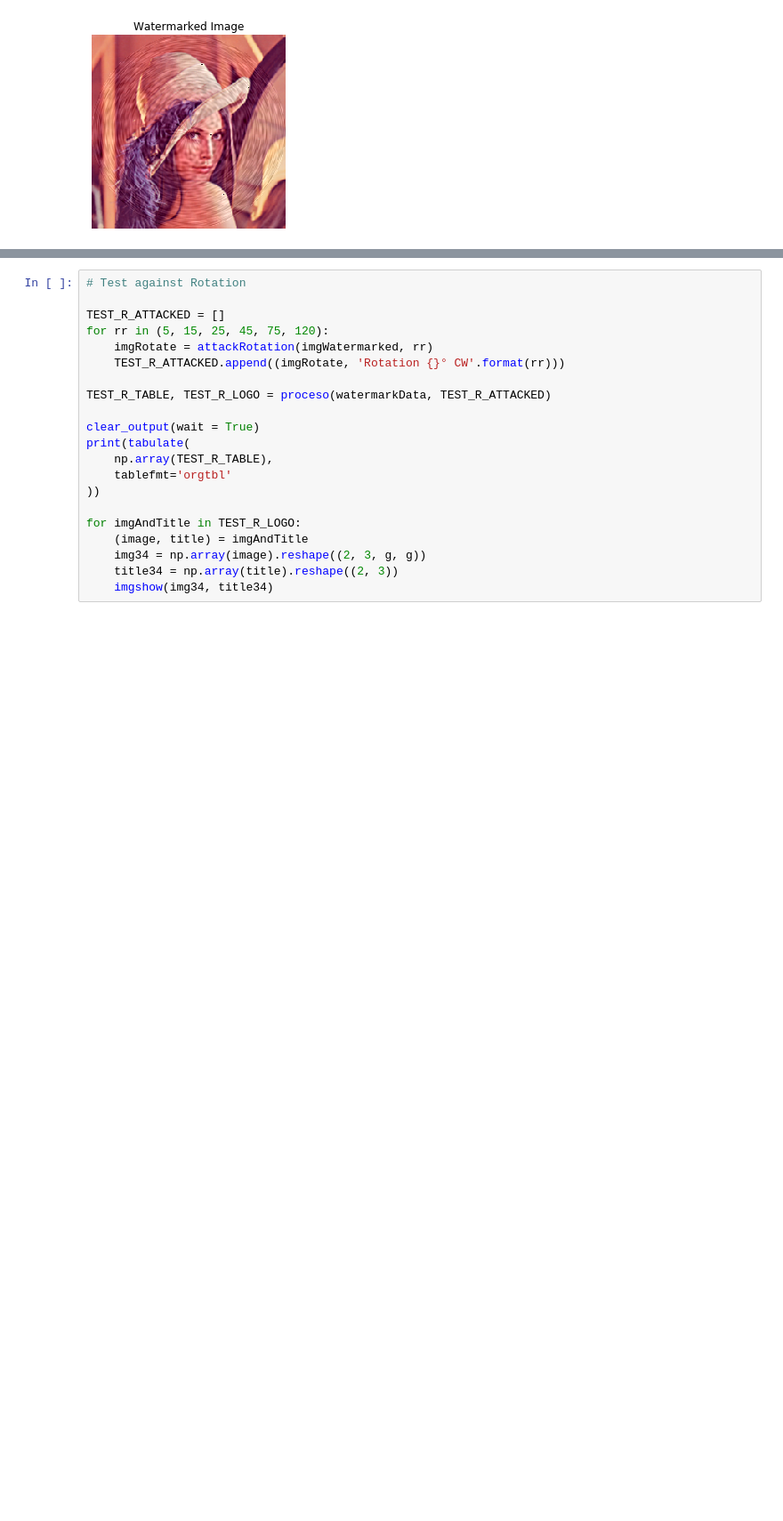
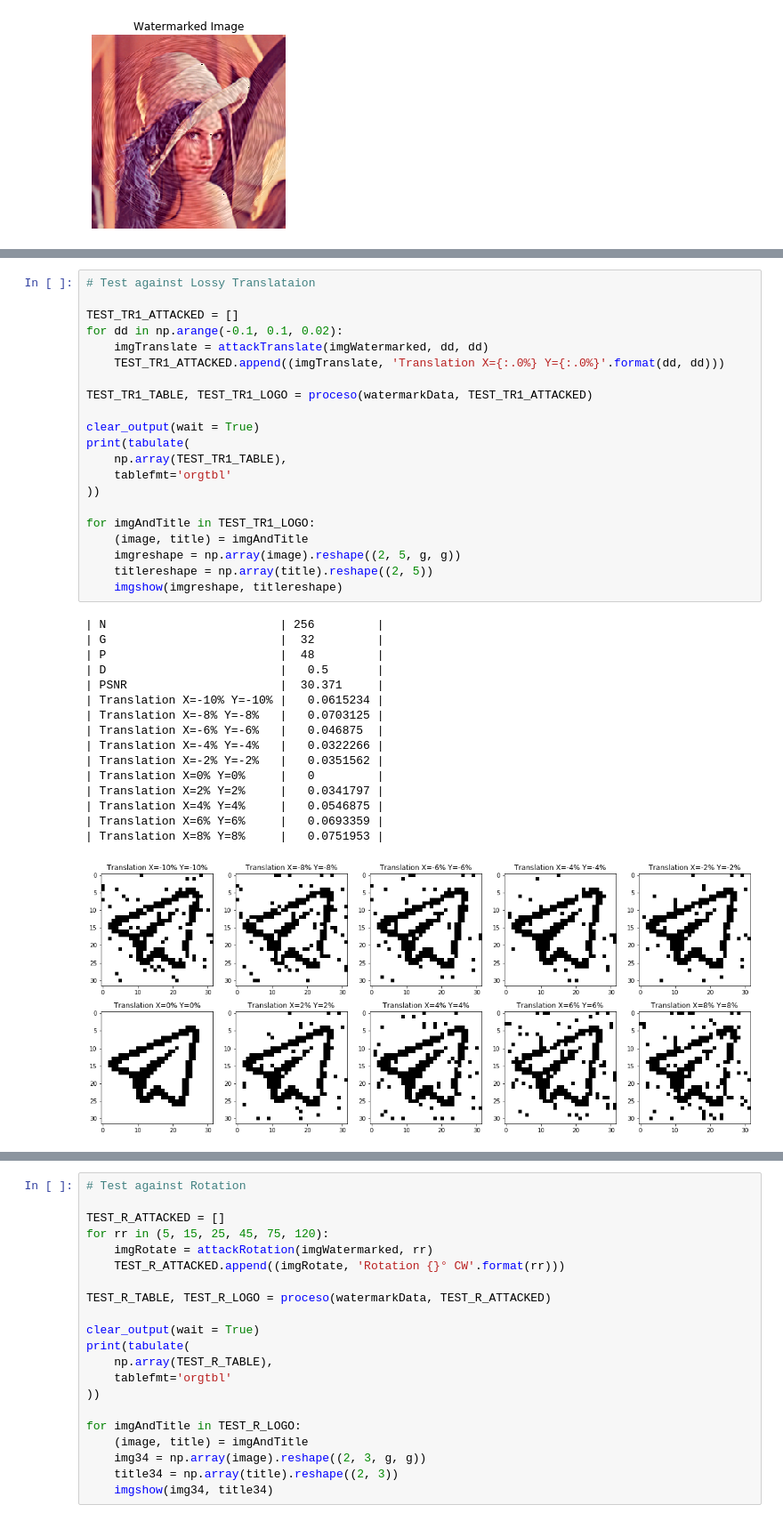
Before and after one commit to hanifanm/jupyter-pht-riw, a Jupyter notebook: X. Performance to Geometric Attack.ipynb, the cells around one changed output, grey strips where cells are left out. Shown at 89% size. Cells and saved outputs as stored; diff of their text form; blank space fills up the shorter version.

```diff
--- a/X. Performance to Geometric Attack.ipynb
+++ b/X. Performance to Geometric Attack.ipynb
@@ -203,0 +249,38 @@ imgshow1(imgWatermarked, 'Watermarked Image')
+# %%
+# Test against Lossy Translataion
+
+TEST_TR1_ATTACKED = []
+for dd in np.arange(-0.1, 0.1, 0.02):
+    imgTranslate = attackTranslate(imgWatermarked, dd, dd)
+    TEST_TR1_ATTACKED.append((imgTranslate, 'Translation X={:.0%} Y={:.0%}'.format(dd, dd)))
+
+TEST_TR1_TABLE, TEST_TR1_LOGO = proceso(watermarkData, TEST_TR1_ATTACKED)
+
+clear_output(wait = True)
+print(tabulate(
+    np.array(TEST_TR1_TABLE),
+    tablefmt='orgtbl'
+))
+
+for imgAndTitle in TEST_TR1_LOGO:
+    (image, title) = imgAndTitle
+    imgreshape = np.array(image).reshape((2, 5, g, g))
+    titlereshape = np.array(title).reshape((2, 5))
+    imgshow(imgreshape, titlereshape)
+# %% [output]
+| N                         | 256         |
+| G                         |  32         |
+| P                         |  48         |
+| D                         |   0.5       |
+| PSNR                      |  30.371     |
+| Translation X=-10% Y=-10% |   0.0615234 |
+| Translation X=-8% Y=-8%   |   0.0703125 |
+| Translation X=-6% Y=-6%   |   0.046875  |
+| Translation X=-4% Y=-4%   |   0.0322266 |
+| Translation X=-2% Y=-2%   |   0.0351562 |
+| Translation X=0% Y=0%     |   0         |
+| Translation X=2% Y=2%     |   0.0341797 |
+| Translation X=4% Y=4%     |   0.0546875 |
+| Translation X=6% Y=6%     |   0.0693359 |
+| Translation X=8% Y=8%     |   0.0751953 |
+[figure, added]
```
Also changed, not shown: parts of 7 cells of this notebook, 2 other files.
